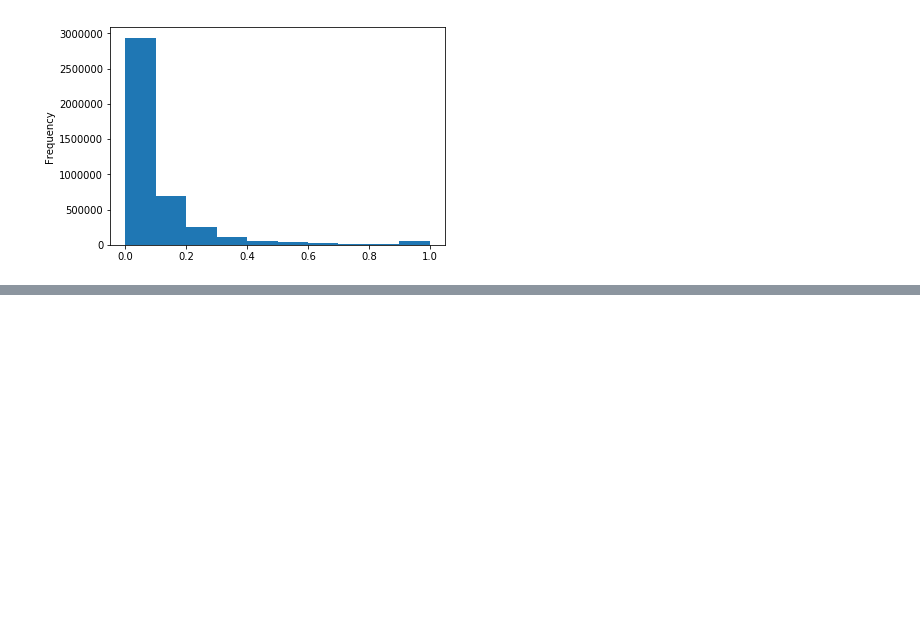
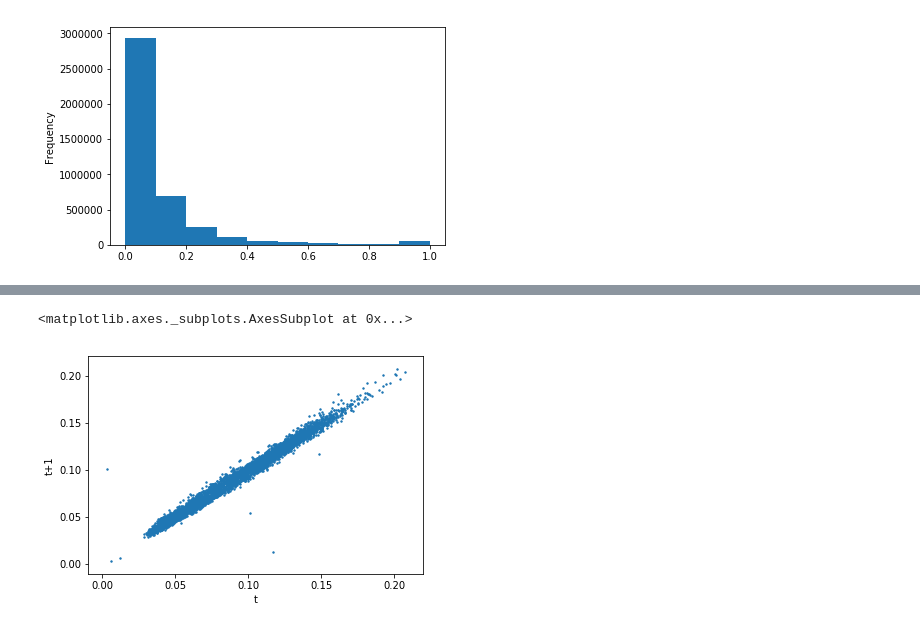
Before and after one commit to tropicalmentat/aiforsea, a Jupyter notebook: notebooks/preprocess_and_explore.ipynb, the cells around one changed output, grey strips where cells are left out. Saved outputs shown, nothing was run; the diff lists cells and outputs as text; code cells hidden in the pictures; blank space fills up the shorter version.

```diff
--- a/notebooks/preprocess_and_explore.ipynb
+++ b/notebooks/preprocess_and_explore.ipynb
@@ -92,0 +97,15 @@ gdf.loc[gdf.demand<gdf.demand.quantile(0.5),].boxplot(column='demand',by='timest
+# %%
+agg = gdf.groupby(['day','hour','min']).demand.mean().reset_index()
+# %%
+t = agg.demand
+t.name = "t"
+# %%
+t_1 = agg.demand.shift(-1)
+t_1.name = ("t+1")
+# %%
+demand_corr = pd.concat([t,t_1],axis=1).dropna(how="any",axis=0)
+# %%
+demand_corr.plot.scatter(x="t",y="t+1",s=2)
+# %% [output]
+<matplotlib.axes._subplots.AxesSubplot at 0x...>
+[figure, added]
```
Also changed, not shown: parts of 5 cells of this notebook, 1 other file.
